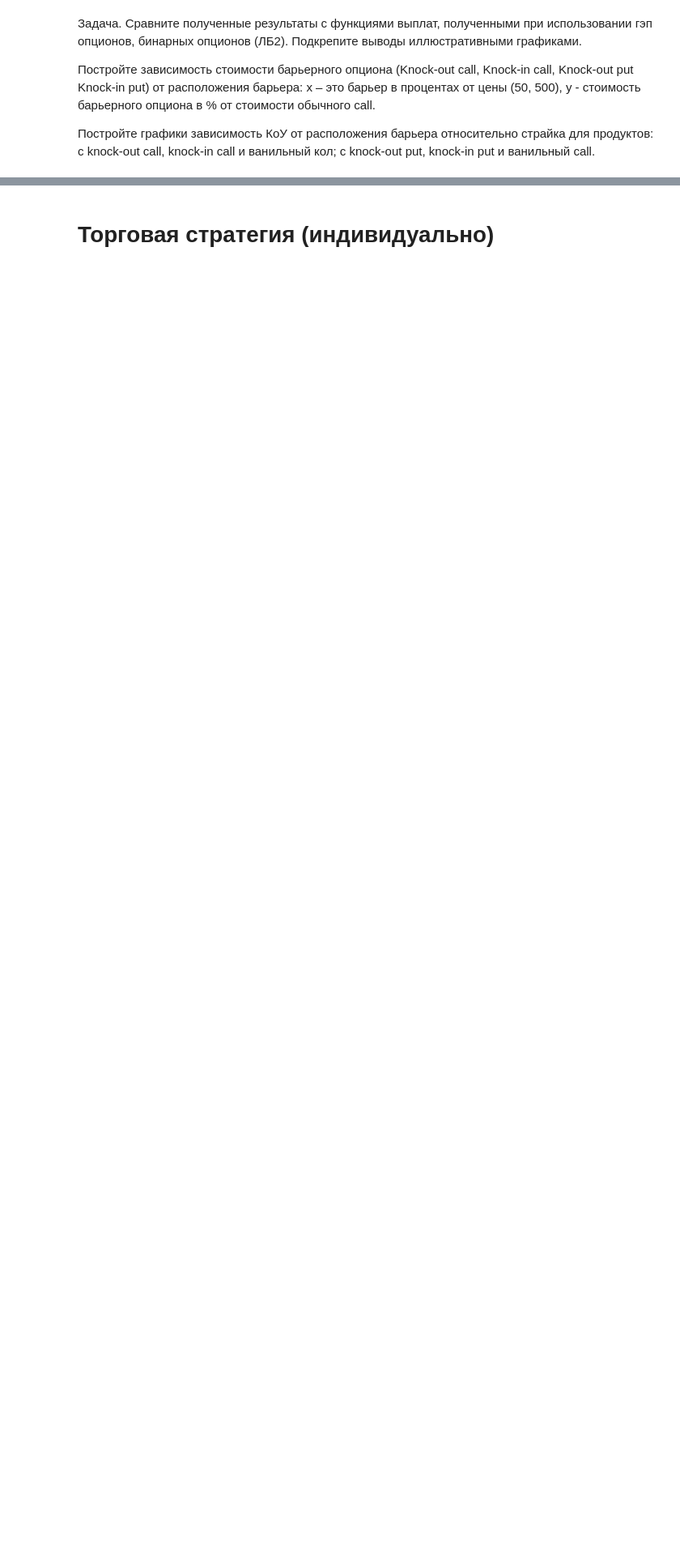
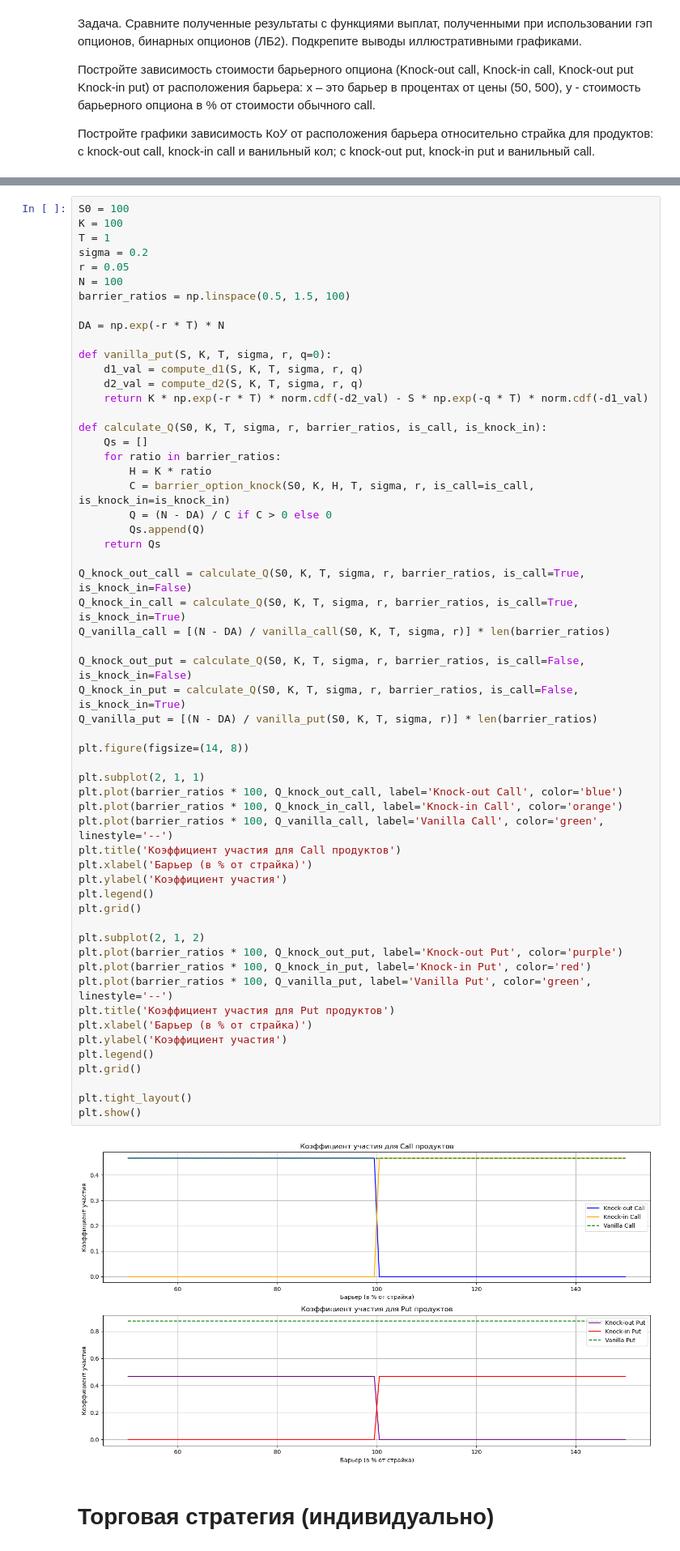
Before and after one commit to ParshakovNikita/Hybrid-and-structured-financial-instruments, a Jupyter notebook: lab 2/lab_2b_GSFP.ipynb, the cells around one changed output, grey strips where cells are left out. Shown at 81% size. Cells and saved outputs as stored; diff of their text form; blank space fills up the shorter version.

```diff
--- a/lab 2/lab_2b_GSFP.ipynb
+++ b/lab 2/lab_2b_GSFP.ipynb
@@ -338,3 +497,62 @@ plt.grid(True)
+# %%
+S0 = 100
+K = 100
+T = 1
+sigma = 0.2
+r = 0.05
+N = 100
+barrier_ratios = np.linspace(0.5, 1.5, 100)
+
+DA = np.exp(-r * T) * N
+
+def vanilla_put(S, K, T, sigma, r, q=0):
+    d1_val = compute_d1(S, K, T, sigma, r, q)
+    d2_val = compute_d2(S, K, T, sigma, r, q)
+    return K * np.exp(-r * T) * norm.cdf(-d2_val) - S * np.exp(-q * T) * norm.cdf(-d1_val)
+
+def calculate_Q(S0, K, T, sigma, r, barrier_ratios, is_call, is_knock_in):
+    Qs = []
+    for ratio in barrier_ratios:
+        H = K * ratio
+        C = barrier_option_knock(S0, K, H, T, sigma, r, is_call=is_call, is_knock_in=is_knock_in)
+        Q = (N - DA) / C if C > 0 else 0
+        Qs.append(Q)
+    return Qs
+
+Q_knock_out_call = calculate_Q(S0, K, T, sigma, r, barrier_ratios, is_call=True, is_knock_in=False)
+Q_knock_in_call = calculate_Q(S0, K, T, sigma, r, barrier_ratios, is_call=True, is_knock_in=True)
+Q_vanilla_call = [(N - DA) / vanilla_call(S0, K, T, sigma, r)] * len(barrier_ratios)
+
+Q_knock_out_put = calculate_Q(S0, K, T, sigma, r, barrier_ratios, is_call=False, is_knock_in=False)
+Q_knock_in_put = calculate_Q(S0, K, T, sigma, r, barrier_ratios, is_call=False, is_knock_in=True)
+Q_vanilla_put = [(N - DA) / vanilla_put(S0, K, T, sigma, r)] * len(barrier_ratios)
+
+plt.figure(figsize=(14, 8))
+
+plt.subplot(2, 1, 1)
+plt.plot(barrier_ratios * 100, Q_knock_out_call, label='Knock-out Call', color='blue')
+plt.plot(barrier_ratios * 100, Q_knock_in_call, label='Knock-in Call', color='orange')
+plt.plot(barrier_ratios * 100, Q_vanilla_call, label='Vanilla Call', color='green', linestyle='--')
+plt.title('Коэффициент участия для Call продуктов')
+plt.xlabel('Барьер (в % от страйка)')
+plt.ylabel('Коэффициент участия')
+plt.legend()
+plt.grid()
+
+plt.subplot(2, 1, 2)
+plt.plot(barrier_ratios * 100, Q_knock_out_put, label='Knock-out Put', color='purple')
+plt.plot(barrier_ratios * 100, Q_knock_in_put, label='Knock-in Put', color='red')
+plt.plot(barrier_ratios * 100, Q_vanilla_put, label='Vanilla Put', color='green', linestyle='--')
+plt.title('Коэффициент участия для Put продуктов')
+plt.xlabel('Барьер (в % от страйка)')
+plt.ylabel('Коэффициент участия')
+plt.legend()
+plt.grid()
+
+plt.tight_layout()
+plt.show()
+# %% [output]
+[figure, added]
 # %% [markdown]
 # Торговая стратегия (индивидуально)
 # %% [markdown]
```
Also changed, not shown: parts of 5 cells of this notebook.
